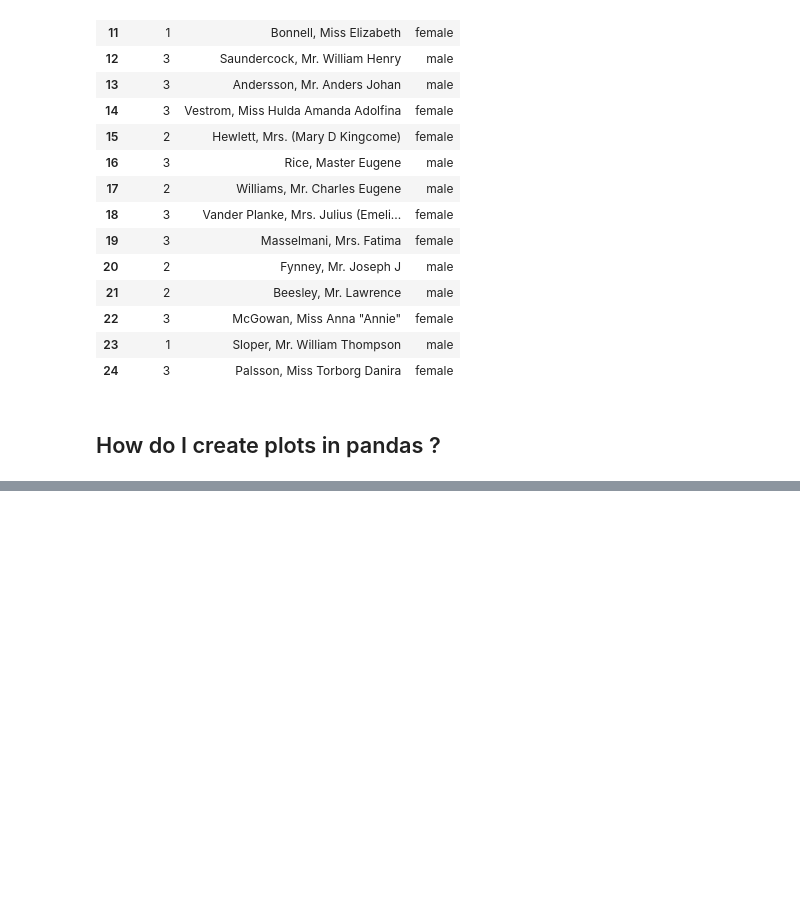
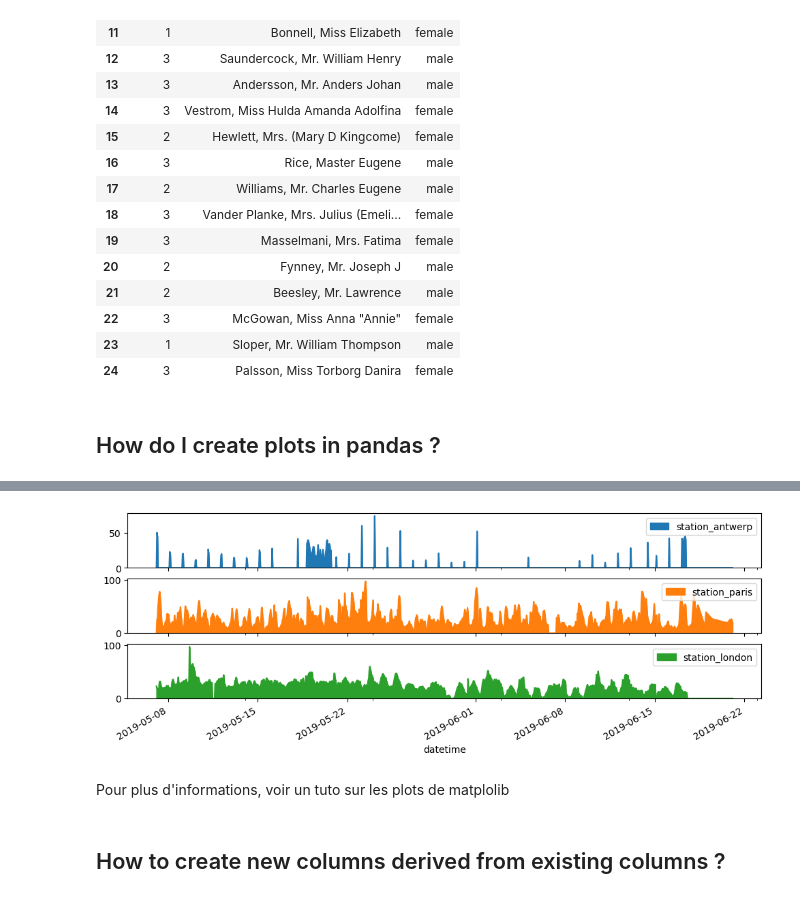
Before and after one commit to ClemouDouard/Pandas_doc, a Jupyter notebook: src/start.ipynb, the cells around one changed output, grey strips where cells are left out. Saved outputs shown, nothing was run; the diff lists cells and outputs as text; code cells hidden in the pictures; blank space fills up the shorter version.

```diff
--- a/src/start.ipynb
+++ b/src/start.ipynb
@@ -245,0 +278,10 @@ titanic.iloc[9:25, 2:5]
+# %%
+air_quality.plot.area(figsize=(12, 4), subplots=True)
+
+plt.show()
+# %% [output]
+[figure, added]
+# %% [markdown]
+Pour plus d'informations, voir un tuto sur les plots de matplolib
+# %% [markdown]
+## How to create new columns derived from existing columns ?
```
Also changed, not shown: parts of 7 cells of this notebook, 2 other files.
